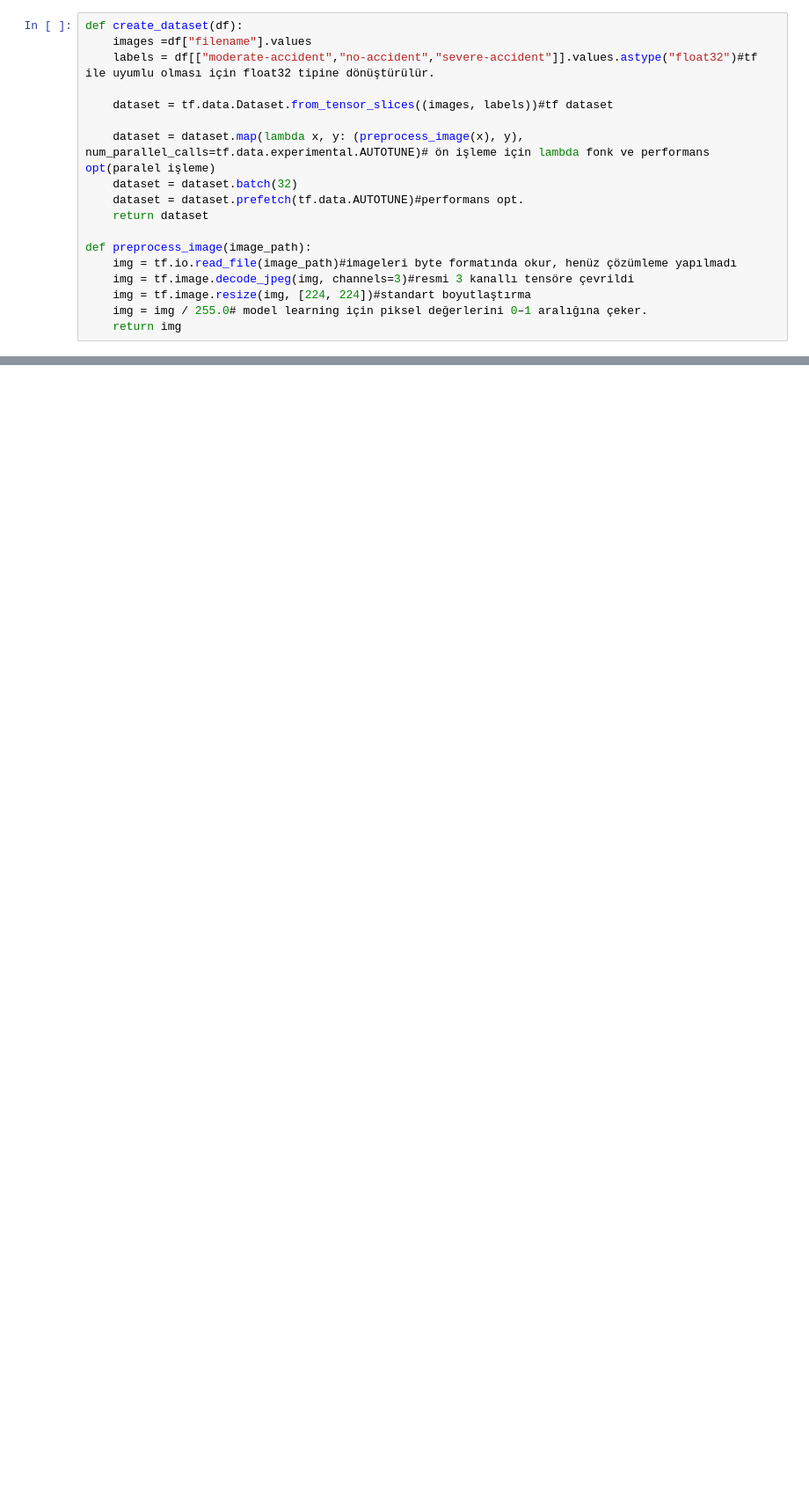
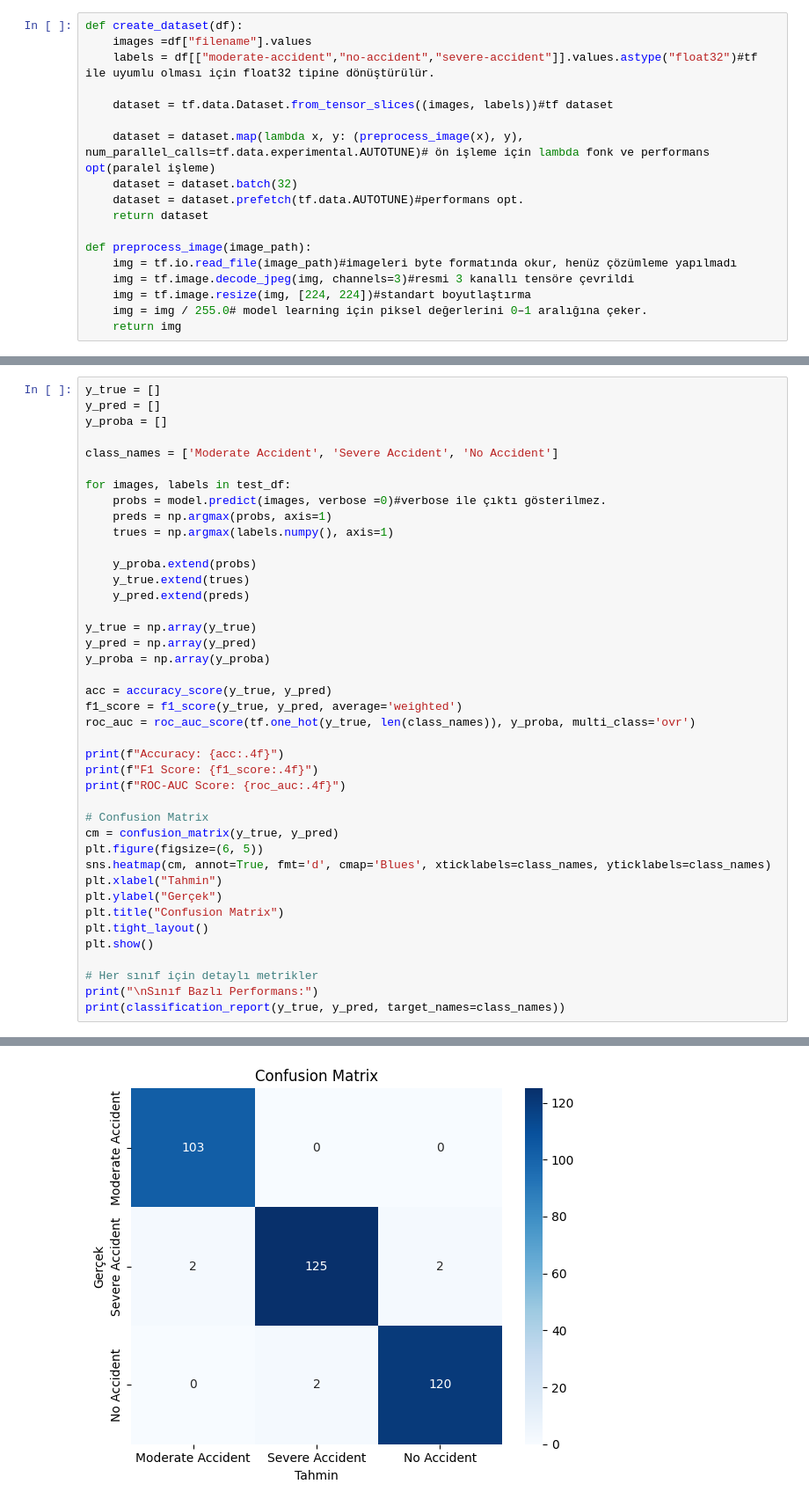
Before and after one commit to ali-cemputer/TUBITAK, a Jupyter notebook: ACC_SEV_File/CNN.ipynb, the cells around one changed output, grey strips where cells are left out. Shown at 88% size. Drawn from its saved outputs; the diff is of its cells as text; blank space fills up the shorter version.

Commit message:
adding ACC-CNN model

```diff
--- a/ACC_SEV_File/CNN.ipynb
+++ b/ACC_SEV_File/CNN.ipynb
@@ -259,0 +207,42 @@ Moderate Accident       0.78      0.94      0.85       103
+# %%
+y_true = []
+y_pred = []
+y_proba = []
+
+class_names = ['Moderate Accident', 'Severe Accident', 'No Accident']
+
+for images, labels in test_df:
+    probs = model.predict(images, verbose =0)#verbose ile çıktı gösterilmez.
+    preds = np.argmax(probs, axis=1)
+    trues = np.argmax(labels.numpy(), axis=1)
+
+    y_proba.extend(probs)
+    y_true.extend(trues)
+    y_pred.extend(preds)
+
+y_true = np.array(y_true)
+y_pred = np.array(y_pred)
+y_proba = np.array(y_proba)
+
+acc = accuracy_score(y_true, y_pred)
+f1_score = f1_score(y_true, y_pred, average='weighted')
+roc_auc = roc_auc_score(tf.one_hot(y_true, len(class_names)), y_proba, multi_class='ovr')
+
+print(f"Accuracy: {acc:.4f}")
+print(f"F1 Score: {f1_score:.4f}")
+print(f"ROC-AUC Score: {roc_auc:.4f}")
+
+# Confusion Matrix
+cm = confusion_matrix(y_true, y_pred)
+plt.figure(figsize=(6, 5))
+sns.heatmap(cm, annot=True, fmt='d', cmap='Blues', xticklabels=class_names, yticklabels=class_names)
+plt.xlabel("Tahmin")
+plt.ylabel("Gerçek")
+plt.title("Confusion Matrix")
+plt.tight_layout()
+plt.show()
+
+# Her sınıf için detaylı metrikler
+print("\nSınıf Bazlı Performans:")
+print(classification_report(y_true, y_pred, target_names=class_names))
+# %% [output]
@@ -259,0 +252 @@ Moderate Accident       0.78      0.94      0.85       103
+[figure, added]
```
Also changed, not shown: parts of 9 cells of this notebook, 1 other file.
